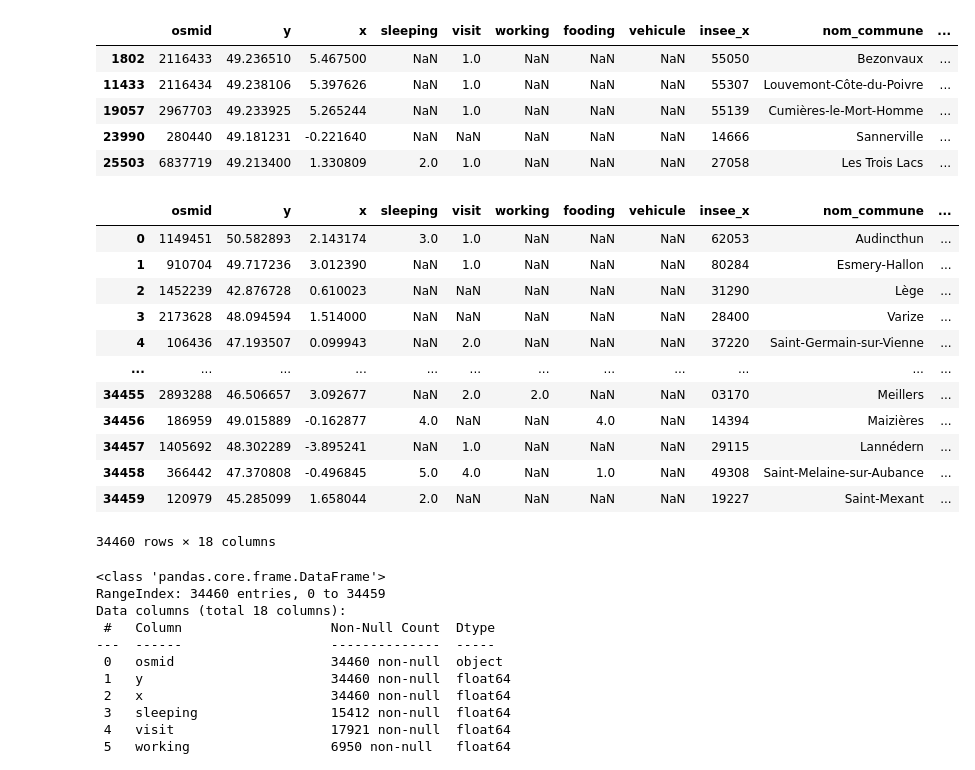
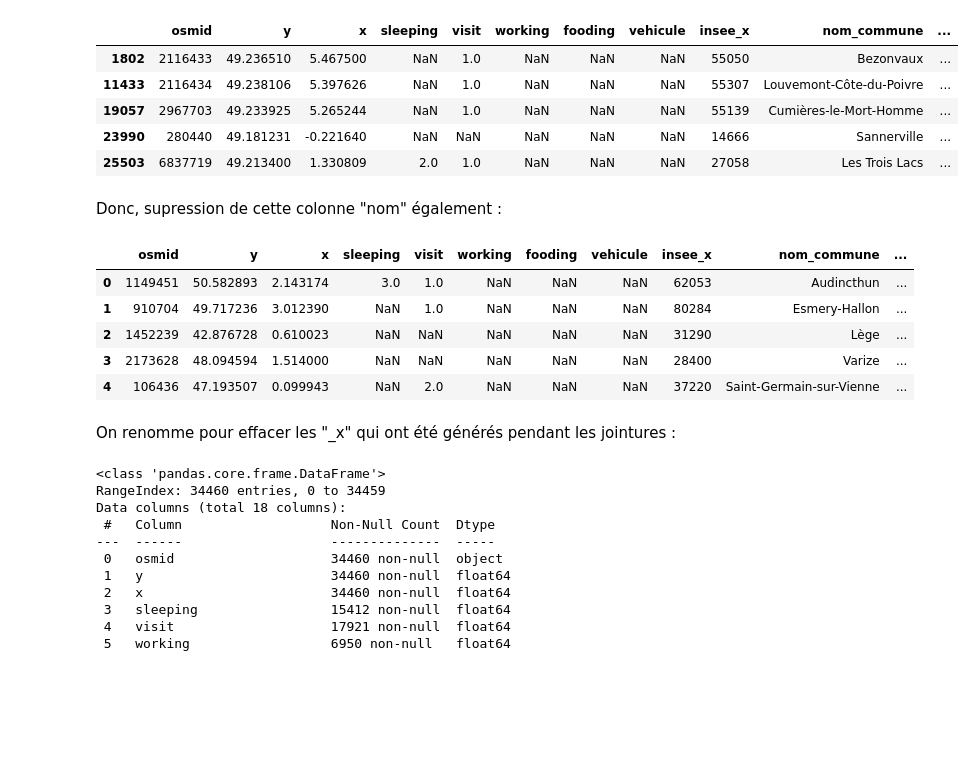
Before and after one commit to dataforgoodfr/batch11_e_cartomobile, a Jupyter notebook: Neo4j_graph_container/notebooks_generation/1_neo4j_generation_graph_communes.ipynb, the cells around one changed output. Cells and saved outputs as stored; diff of their text form; code cells hidden in the pictures; blank space fills up the shorter version.

```diff
--- a/Neo4j_graph_container/notebooks_generation/1_neo4j_generation_graph_communes.ipynb
+++ b/Neo4j_graph_container/notebooks_generation/1_neo4j_generation_graph_communes.ipynb
@@ -287,11 +39,11 @@ nodes_reset
 # %% [markdown]
 Cleaning :
 # %%
-nodes_reset.drop(['area', 'geometry'], axis=1, inplace=True)
+nodes.drop(['area', 'geometry'], axis=1, inplace=True)
 # %% [markdown]
 Jointure with others features for communes :
 # %%
-communes_infos = pd.read_feather('./datas/communes.feather')
+communes_infos = pd.read_feather('./../data_communes/communes.feather')
 # %%
 communes_infos
 # %% [output]
@@ -313,4 +67,4 @@ communes_infos.rename(columns={'x':'x_centroid','y':'y_centroid'}, inplace=True)
 # %% [markdown]
 Jointure à gauche (pour enlever ce qui n'est pas métropolitain) :
 # %%
-df_join = nodes_reset.merge(communes_infos, how='left', left_on='codgeo', right_on='insee')
+df_join = nodes.merge(communes_infos, how='left', left_on='codgeo', right_on='insee')
@@ -333,2 +73,2 @@ df_join
 # %%
-immat = pd.read_feather('./datas/immat.feather')
+immat = pd.read_feather('./../data_communes/immat.feather')
@@ -453,24 +114,21 @@ df_join_tot.loc[df_join_tot['nom_commune']!=df_join_tot['nom'],:]
 | 19057 | 2967703 | 49.233925 | 5.265244 | NaN | 1.0 | NaN | NaN | NaN | 55139 | Cumières-le-Mort-Homme | ... |
 | 23990 | 280440 | 49.181231 | -0.221640 | NaN | NaN | NaN | NaN | NaN | 14666 | Sannerville | ... |
 | 25503 | 6837719 | 49.213400 | 1.330809 | 2.0 | 1.0 | NaN | NaN | NaN | 27058 | Les Trois Lacs | ... |
+# %% [markdown]
+Donc, supression de cette colonne "nom" également :
 # %%
 df_join_tot.drop(['nom'], axis=1, inplace=True)
 # %%
-df_join_tot
+df_join_tot.head()
 # %% [output]
 |  | osmid | y | x | sleeping | visit | working | fooding | vehicule | insee_x | nom_commune | ... |
 | 0 | 1149451 | 50.582893 | 2.143174 | 3.0 | 1.0 | NaN | NaN | NaN | 62053 | Audincthun | ... |
 | 1 | 910704 | 49.717236 | 3.012390 | NaN | 1.0 | NaN | NaN | NaN | 80284 | Esmery-Hallon | ... |
 | 2 | 1452239 | 42.876728 | 0.610023 | NaN | NaN | NaN | NaN | NaN | 31290 | Lège | ... |
 | 3 | 2173628 | 48.094594 | 1.514000 | NaN | NaN | NaN | NaN | NaN | 28400 | Varize | ... |
 | 4 | 106436 | 47.193507 | 0.099943 | NaN | 2.0 | NaN | NaN | NaN | 37220 | Saint-Germain-sur-Vienne | ... |
-| ... | ... | ... | ... | ... | ... | ... | ... | ... | ... | ... | ... |
-| 34455 | 2893288 | 46.506657 | 3.092677 | NaN | 2.0 | 2.0 | NaN | NaN | 03170 | Meillers | ... |
-| 34456 | 186959 | 49.015889 | -0.162877 | 4.0 | NaN | NaN | 4.0 | NaN | 14394 | Maizières | ... |
-| 34457 | 1405692 | 48.302289 | -3.895241 | NaN | 1.0 | NaN | NaN | NaN | 29115 | Lannédern | ... |
-| 34458 | 366442 | 47.370808 | -0.496845 | 5.0 | 4.0 | NaN | 1.0 | NaN | 49308 | Saint-Melaine-sur-Aubance | ... |
-| 34459 | 120979 | 45.285099 | 1.658044 | 2.0 | NaN | NaN | NaN | NaN | 19227 | Saint-Mexant | ... |
-34460 rows × 18 columns
+# %% [markdown]
+On renomme pour effacer les "_x" qui ont été générés pendant les jointures :
 # %%
 df_join_tot.rename(columns={'insee_x':'insee', 'surf_ha_x':'surf_ha','x_centroid_x':'x_centroid', 'y_centroid_x':'y_centroid'}, inplace=True)
 # %%
```
Also changed, not shown: parts of 44 cells of this notebook, 2 other files.
